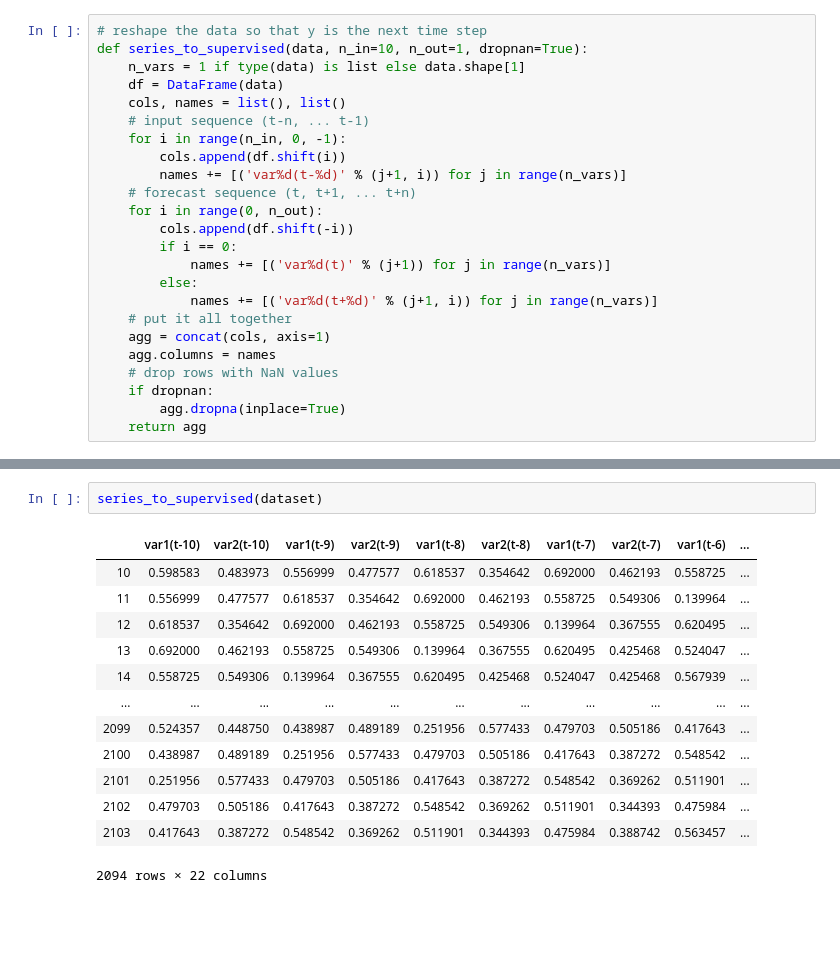
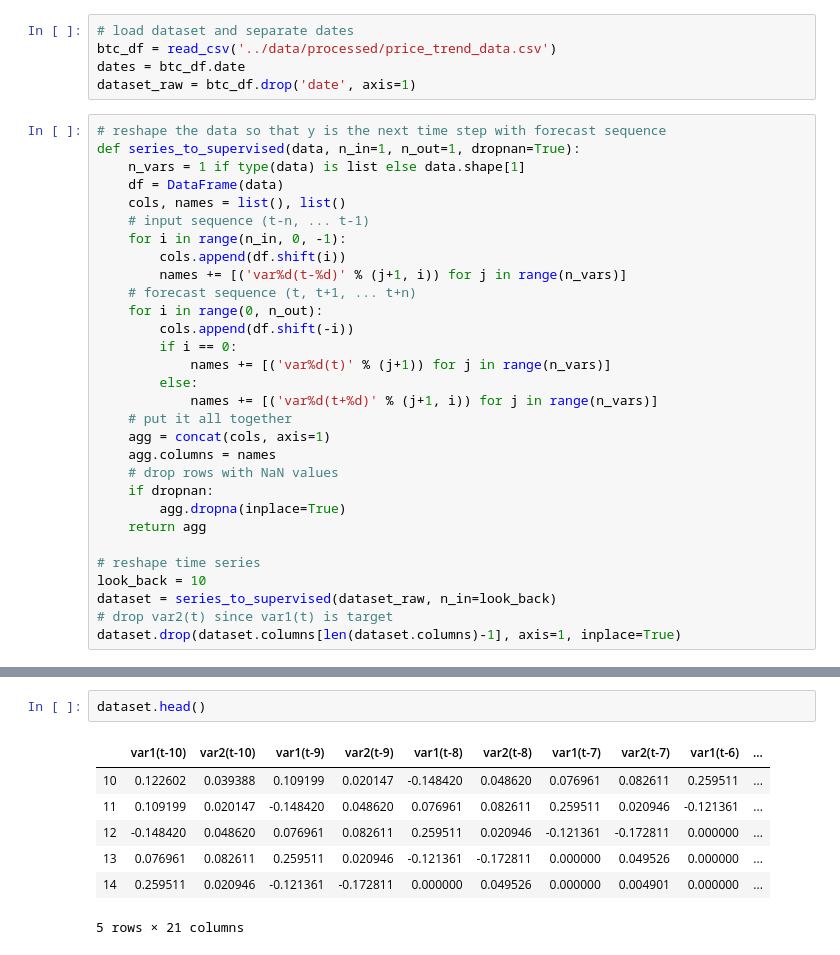
Before and after one commit to tsimmonsdata/bitcoin-twitter-prediciton, a Jupyter notebook: notebooks/modeling.ipynb, the cells around one changed output, grey strips where cells are left out. Drawn from its saved outputs; the diff is of its cells as text; blank space fills up the shorter version.

```diff
--- a/notebooks/modeling.ipynb
+++ b/notebooks/modeling.ipynb
@@ -30,6 +21,11 @@ train, test = dataset[0:train_size,:], dataset[train_size:len(dataset),:]
+# %%
+# load dataset and separate dates
+btc_df = read_csv('../data/processed/price_trend_data.csv')
+dates = btc_df.date
+dataset_raw = btc_df.drop('date', axis=1)
 # %%
-# reshape the data so that y is the next time step
-def series_to_supervised(data, n_in=10, n_out=1, dropnan=True):
+# reshape the data so that y is the next time step with forecast sequence
+def series_to_supervised(data, n_in=1, n_out=1, dropnan=True):
     n_vars = 1 if type(data) is list else data.shape[1]
     df = DataFrame(data)
     cols, names = list(), list()
@@ -51,3 +47,9 @@ def series_to_supervised(data, n_in=10, n_out=1, dropnan=True):
     if dropnan:
         agg.dropna(inplace=True)
     return agg
+
+# reshape time series
+look_back = 10
+dataset = series_to_supervised(dataset_raw, n_in=look_back)
+# drop var2(t) since var1(t) is target
+dataset.drop(dataset.columns[len(dataset.columns)-1], axis=1, inplace=True)
@@ -103,16 +56,10 @@ def series_to_supervised(data, n_in=10, n_out=1, dropnan=True):
-# %%
-series_to_supervised(dataset)
-# %% [output]
-|  | var1(t-10) | var2(t-10) | var1(t-9) | var2(t-9) | var1(t-8) | var2(t-8) | var1(t-7) | var2(t-7) | var1(t-6) | ... |
-| 10 | 0.598583 | 0.483973 | 0.556999 | 0.477577 | 0.618537 | 0.354642 | 0.692000 | 0.462193 | 0.558725 | ... |
-| 11 | 0.556999 | 0.477577 | 0.618537 | 0.354642 | 0.692000 | 0.462193 | 0.558725 | 0.549306 | 0.139964 | ... |
-| 12 | 0.618537 | 0.354642 | 0.692000 | 0.462193 | 0.558725 | 0.549306 | 0.139964 | 0.367555 | 0.620495 | ... |
-| 13 | 0.692000 | 0.462193 | 0.558725 | 0.549306 | 0.139964 | 0.367555 | 0.620495 | 0.425468 | 0.524047 | ... |
-| 14 | 0.558725 | 0.549306 | 0.139964 | 0.367555 | 0.620495 | 0.425468 | 0.524047 | 0.425468 | 0.567939 | ... |
-| ... | ... | ... | ... | ... | ... | ... | ... | ... | ... | ... |
-| 2099 | 0.524357 | 0.448750 | 0.438987 | 0.489189 | 0.251956 | 0.577433 | 0.479703 | 0.505186 | 0.417643 | ... |
-| 2100 | 0.438987 | 0.489189 | 0.251956 | 0.577433 | 0.479703 | 0.505186 | 0.417643 | 0.387272 | 0.548542 | ... |
-| 2101 | 0.251956 | 0.577433 | 0.479703 | 0.505186 | 0.417643 | 0.387272 | 0.548542 | 0.369262 | 0.511901 | ... |
-| 2102 | 0.479703 | 0.505186 | 0.417643 | 0.387272 | 0.548542 | 0.369262 | 0.511901 | 0.344393 | 0.475984 | ... |
-| 2103 | 0.417643 | 0.387272 | 0.548542 | 0.369262 | 0.511901 | 0.344393 | 0.475984 | 0.388742 | 0.563457 | ... |
-2094 rows × 22 columns
+# %%
+dataset.head()
+# %% [output]
+|  | var1(t-10) | var2(t-10) | var1(t-9) | var2(t-9) | var1(t-8) | var2(t-8) | var1(t-7) | var2(t-7) | var1(t-6) | ... |
+| 10 | 0.122602 | 0.039388 | 0.109199 | 0.020147 | -0.148420 | 0.048620 | 0.076961 | 0.082611 | 0.259511 | ... |
+| 11 | 0.109199 | 0.020147 | -0.148420 | 0.048620 | 0.076961 | 0.082611 | 0.259511 | 0.020946 | -0.121361 | ... |
+| 12 | -0.148420 | 0.048620 | 0.076961 | 0.082611 | 0.259511 | 0.020946 | -0.121361 | -0.172811 | 0.000000 | ... |
+| 13 | 0.076961 | 0.082611 | 0.259511 | 0.020946 | -0.121361 | -0.172811 | 0.000000 | 0.049526 | 0.000000 | ... |
+| 14 | 0.259511 | 0.020946 | -0.121361 | -0.172811 | 0.000000 | 0.049526 | 0.000000 | 0.004901 | 0.000000 | ... |
+5 rows × 21 columns
```
Also changed, not shown: parts of 27 cells of this notebook, 3 other files.
